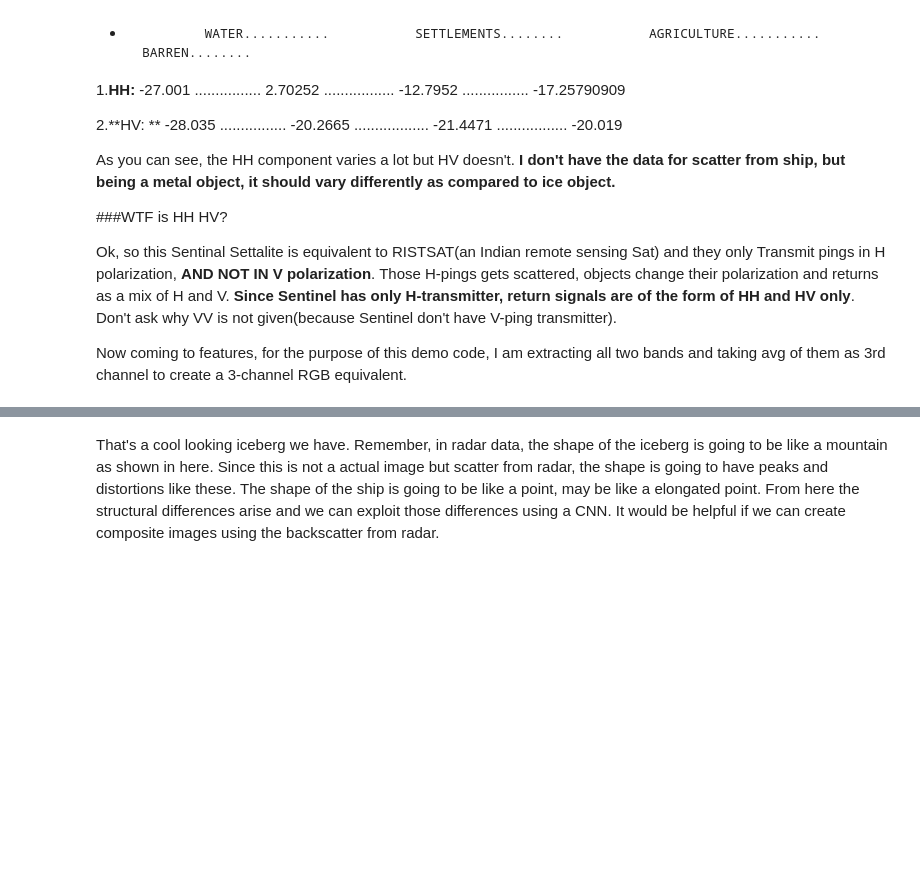
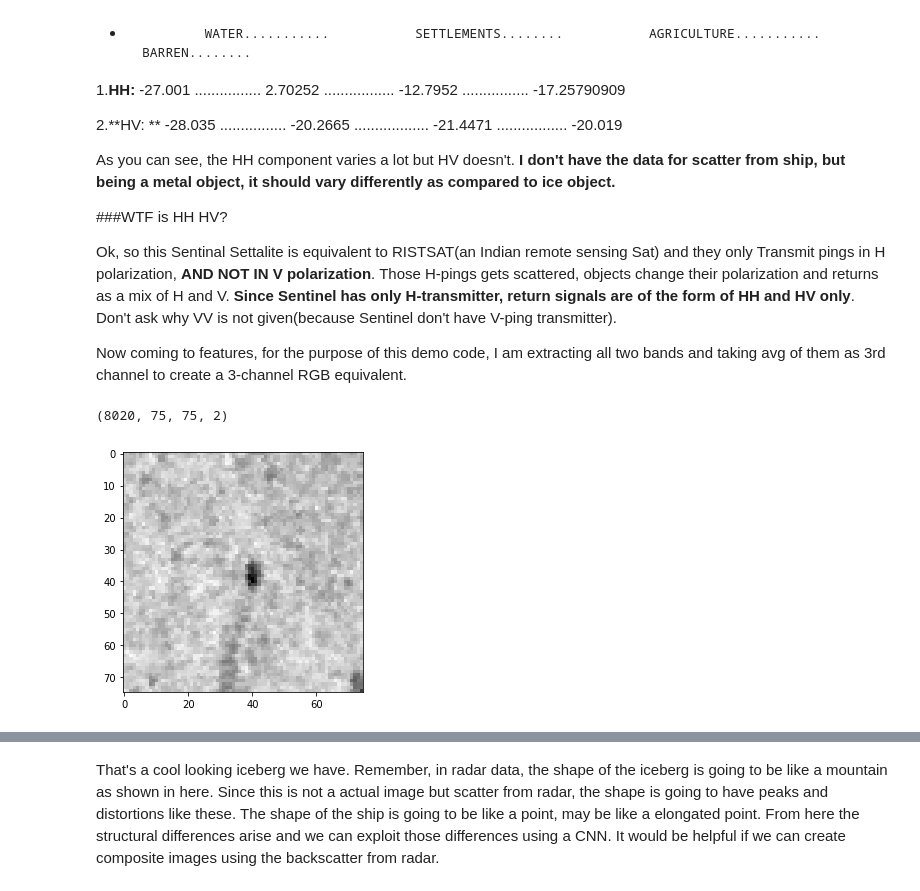
Before and after one commit to mutantu2002/TestsIpython, a Jupyter notebook: Statoil/keras.ipynb, the cells around one changed output, grey strips where cells are left out. Drawn from its saved outputs; the diff is of its cells as text; code cells hidden in the pictures; blank space fills up the shorter version.

Commit message:
keras augmented

```diff
--- a/Statoil/keras.ipynb
+++ b/Statoil/keras.ipynb
@@ -70,6 +83,33 @@ Now coming to features, for the purpose of this demo code, I am extracting all t
 # %%
-#Generate the training data
-#Create 3 bands having HH, HV and avg of both
-X_band_1=np.array([np.array(band).astype(np.float32).reshape(75, 75) for band in train["band_1"]])
-X_band_2=np.array([np.array(band).astype(np.float32).reshape(75, 75) for band in train["band_2"]])
-X_train = np.concatenate([X_band_1[:, :, :, np.newaxis], X_band_2[:, :, :, np.newaxis],((X_band_1+X_band_2)/2)[:, :, :, np.newaxis]], axis=-1)
+
+X_band_1=np.array([np.array(band).astype(np.float32) for band in train["band_1"]])
+X_band_2=np.array([np.array(band).astype(np.float32) for band in train["band_2"]])
+
+X_band_1=np.array([band-band.mean() for band in X_band_1])
+X_band_2=np.array([band-band.mean() for band in X_band_2])
+
+X_band_1=np.array([band/band.std() for band in X_band_1])
+X_band_2=np.array([band/band.std() for band in X_band_2])
+# %%
+X_band_1=np.array([band.reshape(75, 75) for band in X_band_1])
+X_band_2=np.array([band.reshape(75, 75) for band in X_band_2])
+# %%
+#X_train = np.concatenate([X_band_1[:, :, :, np.newaxis], X_band_2[:, :, :, np.newaxis],((X_band_1+X_band_2)/2)[:, :, :, np.newaxis]], axis=-1)
+X_train2 = np.concatenate([X_band_1[:, :, :, np.newaxis], X_band_2[:, :, :, np.newaxis]], axis=-1)
+
+X_train2 = augment(X_train2)
+target_train_orig=train['is_iceberg']
+target_train=train['is_iceberg']
+target_train = np.concatenate((target_train_orig,target_train_orig, target_train_orig, target_train_orig))
+target_train = np.concatenate((target_train,target_train_orig))
+# %%
+X_train2.shape
+# %% [output]
+(8020, 75, 75, 2)
+# %%
+fig = plt.figure(200, figsize=(15, 15))
+ax = fig.add_subplot(3, 3, 1)
+ax.imshow(X_train2[14,:,:,0],cmap='Greys')
+plt.show()
+# %% [output]
+[figure, added]
```
Also changed, not shown: parts of 16 cells of this notebook.
